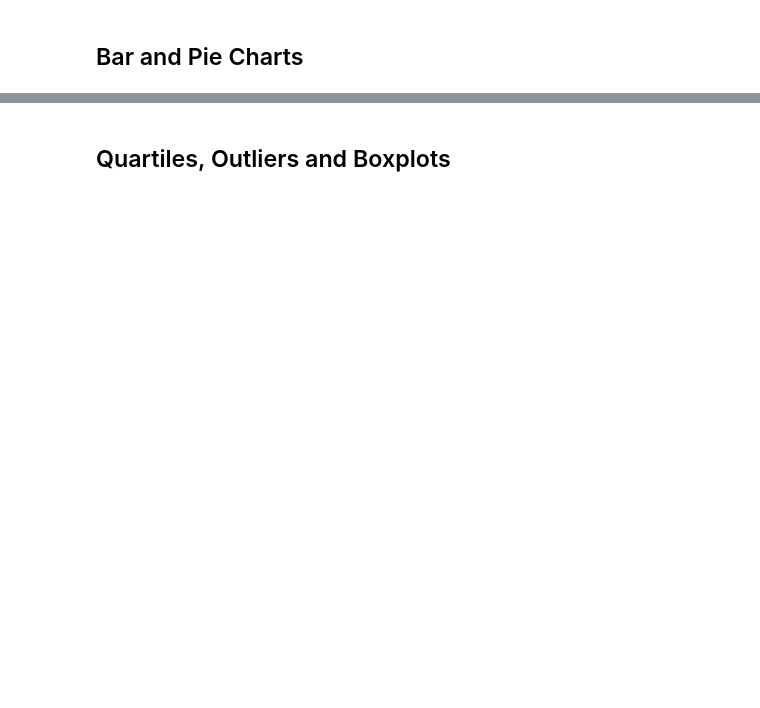
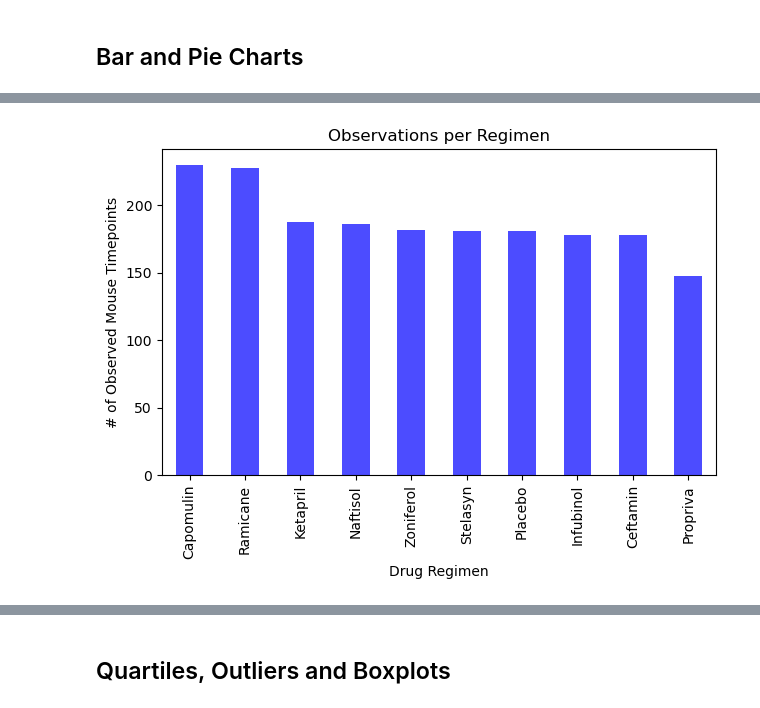
Before and after one commit to james-wadsworth/matplotlib-challenge, a Jupyter notebook: Starter_Code/Pymaceuticals/pymaceuticals_starter.ipynb, the cells around one changed output, grey strips where cells are left out. Cells and saved outputs as stored; diff of their text form; code cells hidden in the pictures; blank space fills up the shorter version.

```diff
--- a/Starter_Code/Pymaceuticals/pymaceuticals_starter.ipynb
+++ b/Starter_Code/Pymaceuticals/pymaceuticals_starter.ipynb
@@ -154,0 +303,21 @@ len(results_df1["Mouse ID"].unique())
+# %%
+# Generate a bar plot showing the total number of rows (Mouse ID/Timepoints) for each drug regimen using Pandas.
+# Initiatlize a variable that holds the data to plot
+drug_regimen_counts = results_df1["Drug Regimen"].value_counts()
+
+# Plotting the bar plot using .plot (Pandas)
+drug_regimen_counts.plot(kind='bar', color='blue', alpha=0.7)
+
+# Adding labels and title
+plt.xlabel('Drug Regimen')
+plt.ylabel('# of Observed Mouse Timepoints')
+plt.title('Observations per Regimen')
+
+# Rotating x-axis labels to vertical
+plt.xticks(rotation=90)
+
+# Display the plot
+plt.tight_layout()
+plt.show()
+# %% [output]
+[figure, added]
```
Also changed, not shown: parts of 38 cells of this notebook.
